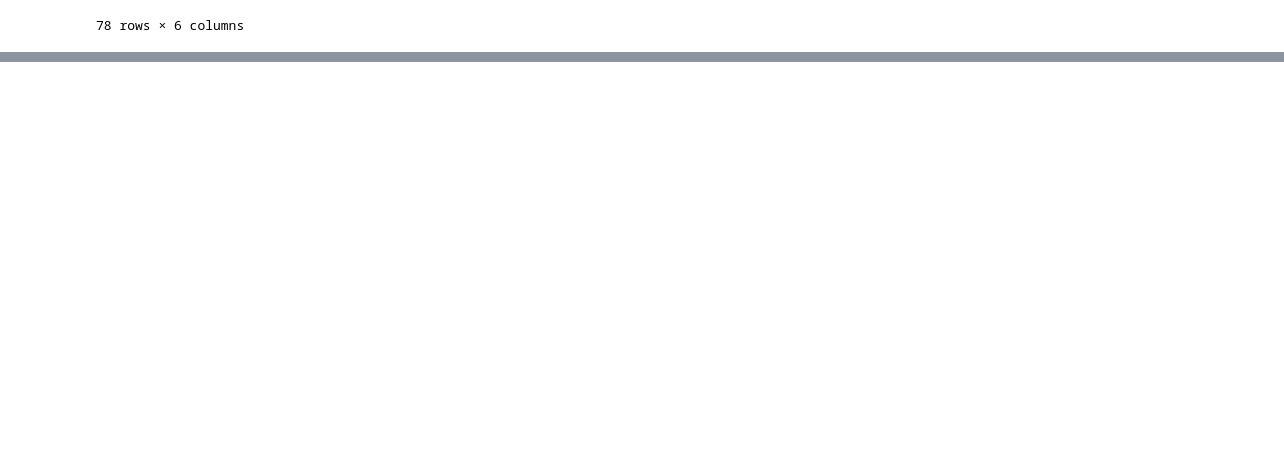
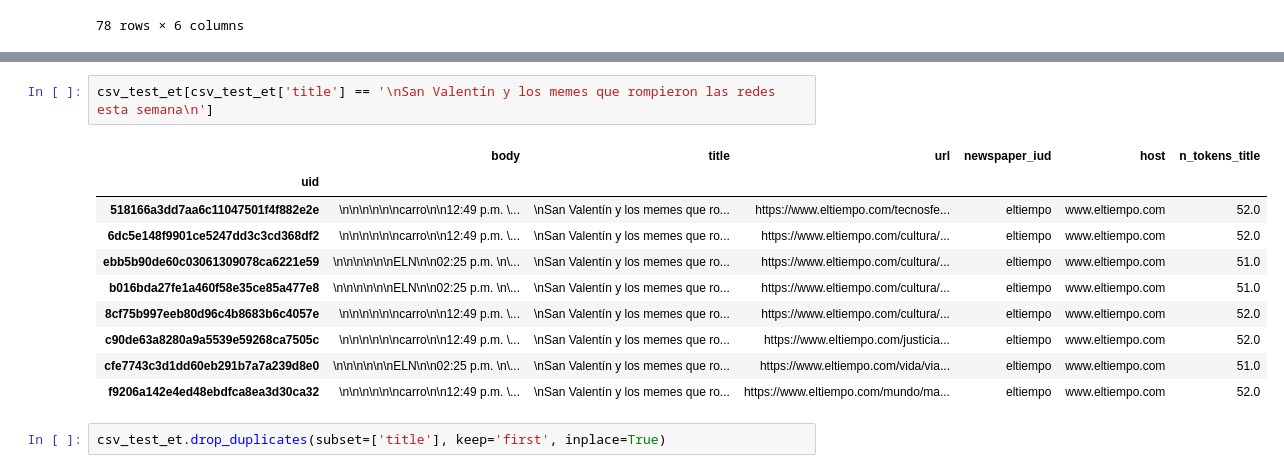
Before and after one commit to cristian-rincon/data-eng-1, a Jupyter notebook: Introduction-to-pandas.ipynb, the cells around one changed output, grey strips where cells are left out. Saved outputs shown, nothing was run; the diff lists cells and outputs as text; blank space fills up the shorter version.

```diff
--- a/Introduction-to-pandas.ipynb
+++ b/Introduction-to-pandas.ipynb
@@ -334,0 +354,15 @@ csv_test_et
+# %%
+csv_test_et[csv_test_et['title'] == '\nSan Valentín y los memes que rompieron las redes esta semana\n']
+# %% [output]
+|  | body | title | url | newspaper_iud | host | n_tokens_title |
+| uid |  |  |  |  |  |  |
+| 518166a3dd7aa6c11047501f4f882e2e | \n\n\n\n\n\ncarro\n\n12:49 p.m. \... | \nSan Valentín y los memes que ro... | https://www.eltiempo.com/tecnosfe... | eltiempo | www.eltiempo.com | 52.0 |
+| 6dc5e148f9901ce5247dd3c3cd368df2 | \n\n\n\n\n\ncarro\n\n12:49 p.m. \... | \nSan Valentín y los memes que ro... | https://www.eltiempo.com/cultura/... | eltiempo | www.eltiempo.com | 52.0 |
+| ebb5b90de60c03061309078ca6221e59 | \n\n\n\n\n\nELN\n\n02:25 p.m. \n\... | \nSan Valentín y los memes que ro... | https://www.eltiempo.com/cultura/... | eltiempo | www.eltiempo.com | 51.0 |
+| b016bda27fe1a460f58e35ce85a477e8 | \n\n\n\n\n\nELN\n\n02:25 p.m. \n\... | \nSan Valentín y los memes que ro... | https://www.eltiempo.com/cultura/... | eltiempo | www.eltiempo.com | 51.0 |
+| 8cf75b997eeb80d96c4b8683b6c4057e | \n\n\n\n\n\ncarro\n\n12:49 p.m. \... | \nSan Valentín y los memes que ro... | https://www.eltiempo.com/cultura/... | eltiempo | www.eltiempo.com | 52.0 |
+| c90de63a8280a9a5539e59268ca7505c | \n\n\n\n\n\ncarro\n\n12:49 p.m. \... | \nSan Valentín y los memes que ro... | https://www.eltiempo.com/justicia... | eltiempo | www.eltiempo.com | 52.0 |
+| cfe7743c3d1dd60eb291b7a7a239d8e0 | \n\n\n\n\n\nELN\n\n02:25 p.m. \n\... | \nSan Valentín y los memes que ro... | https://www.eltiempo.com/vida/via... | eltiempo | www.eltiempo.com | 51.0 |
+| f9206a142e4ed48ebdfca8ea3d30ca32 | \n\n\n\n\n\ncarro\n\n12:49 p.m. \... | \nSan Valentín y los memes que ro... | https://www.eltiempo.com/mundo/ma... | eltiempo | www.eltiempo.com | 52.0 |
+# %%
+csv_test_et.drop_duplicates(subset=['title'], keep='first', inplace=True)
```
Also changed, not shown: parts of 6 cells of this notebook.
